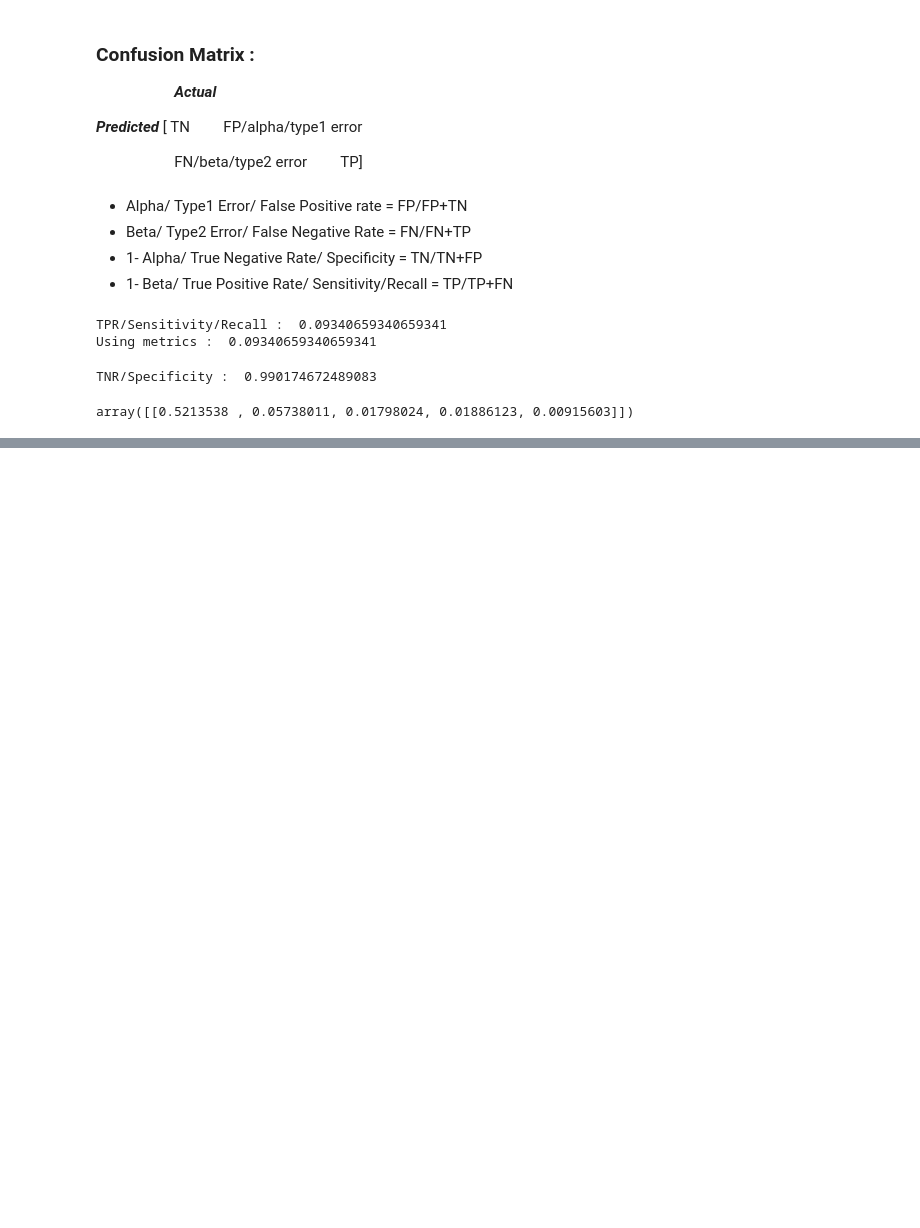
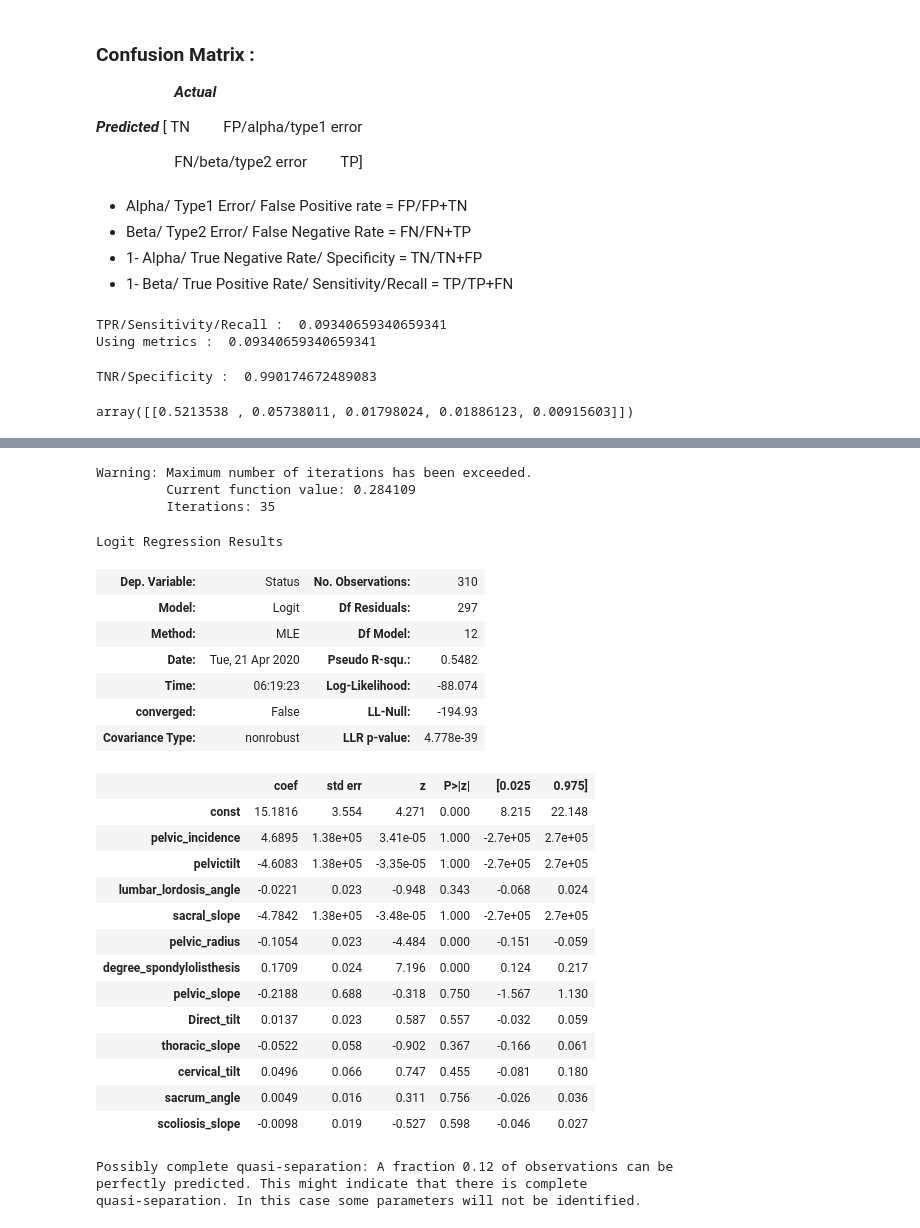
Before and after one commit to pratikasarkar/Supervised-Learning---Classification, a Jupyter notebook: Classification_Basics.ipynb, the cells around one changed output, grey strips where cells are left out. Cells and saved outputs as stored; diff of their text form; code cells hidden in the pictures; blank space fills up the shorter version.

```diff
--- a/Classification_Basics.ipynb
+++ b/Classification_Basics.ipynb
@@ -456,0 +488,35 @@ array([[0.5213538 , 0.05738011, 0.01798024, 0.01886123, 0.00915603]])
+# %%
+X = backpain_df.drop('Status',axis = 1)
+y = backpain_df['Status']
+Xc = sm.add_constant(X)
+model = sm.Logit(y,Xc).fit()
+model.summary()
+# %% [output]
+Warning: Maximum number of iterations has been exceeded.
+         Current function value: 0.284109
+         Iterations: 35
+Logit Regression Results
+| Dep. Variable: | Status | No. Observations: | 310 |
+| Model: | Logit | Df Residuals: | 297 |
+| Method: | MLE | Df Model: | 12 |
+| Date: | Tue, 21 Apr 2020 | Pseudo R-squ.: | 0.5482 |
+| Time: | 06:19:23 | Log-Likelihood: | -88.074 |
+| converged: | False | LL-Null: | -194.93 |
+| Covariance Type: | nonrobust | LLR p-value: | 4.778e-39 |
+|  | coef | std err | z | P>|z| | [0.025 | 0.975] |
+| const | 15.1816 | 3.554 | 4.271 | 0.000 | 8.215 | 22.148 |
+| pelvic_incidence | 4.6895 | 1.38e+05 | 3.41e-05 | 1.000 | -2.7e+05 | 2.7e+05 |
+| pelvictilt | -4.6083 | 1.38e+05 | -3.35e-05 | 1.000 | -2.7e+05 | 2.7e+05 |
+| lumbar_lordosis_angle | -0.0221 | 0.023 | -0.948 | 0.343 | -0.068 | 0.024 |
+| sacral_slope | -4.7842 | 1.38e+05 | -3.48e-05 | 1.000 | -2.7e+05 | 2.7e+05 |
+| pelvic_radius | -0.1054 | 0.023 | -4.484 | 0.000 | -0.151 | -0.059 |
+| degree_spondylolisthesis | 0.1709 | 0.024 | 7.196 | 0.000 | 0.124 | 0.217 |
+| pelvic_slope | -0.2188 | 0.688 | -0.318 | 0.750 | -1.567 | 1.130 |
+| Direct_tilt | 0.0137 | 0.023 | 0.587 | 0.557 | -0.032 | 0.059 |
+| thoracic_slope | -0.0522 | 0.058 | -0.902 | 0.367 | -0.166 | 0.061 |
+| cervical_tilt | 0.0496 | 0.066 | 0.747 | 0.455 | -0.081 | 0.180 |
+| sacrum_angle | 0.0049 | 0.016 | 0.311 | 0.756 | -0.026 | 0.036 |
+| scoliosis_slope | -0.0098 | 0.019 | -0.527 | 0.598 | -0.046 | 0.027 |
+Possibly complete quasi-separation: A fraction 0.12 of observations can be
+perfectly predicted. This might indicate that there is complete
+quasi-separation. In this case some parameters will not be identified.
```
Also changed, not shown: parts of 17 cells of this notebook.
